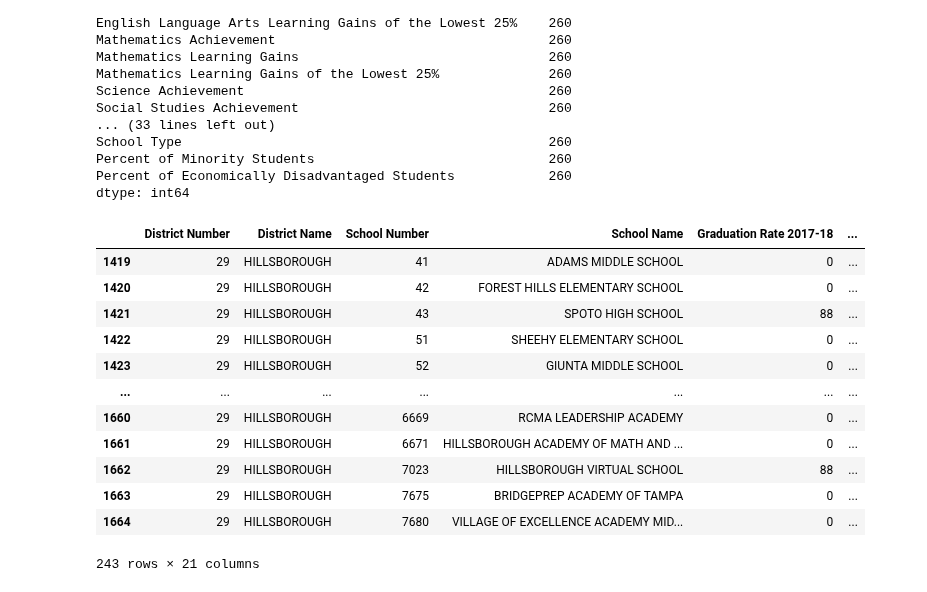
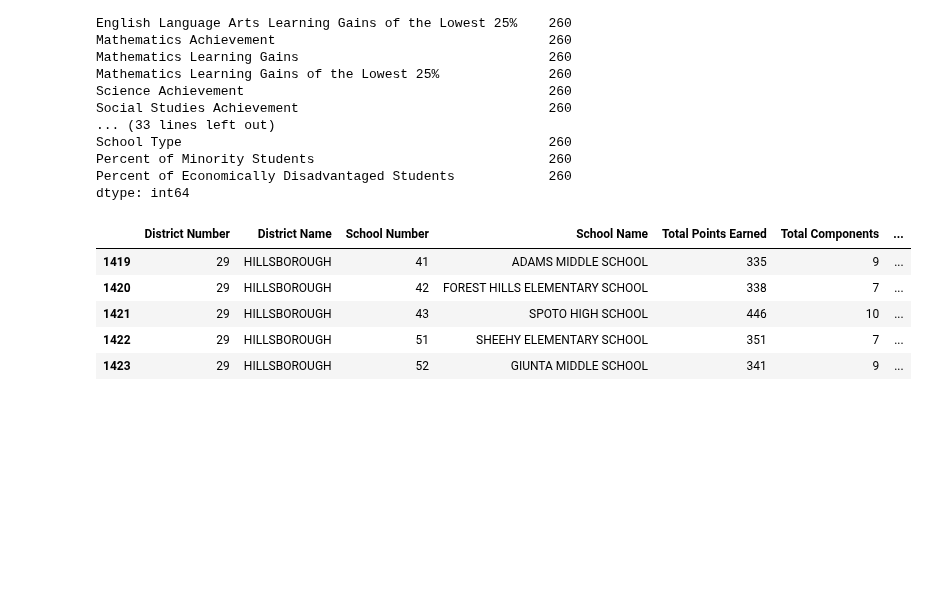
Before and after one commit to gregb23/Project1_Group4, a Jupyter notebook: KS/school_grades.ipynb, the cells around one changed output. Cells and saved outputs as stored; diff of their text form; code cells hidden in the pictures; blank space fills up the shorter version.

```diff
--- a/KS/school_grades.ipynb
+++ b/KS/school_grades.ipynb
@@ -14,9 +13,9 @@ pd.set_option('display.max_columns', None)
 # %%
 # Drop all but Hillsborough County schools
 index_names1 = school_grades[(school_grades['District Name'] != "HILLSBOROUGH")].index
-school_grades.drop(index_names1, inplace = True)
+school_grades_hill = school_grades.drop(index_names1, inplace = False)
 
-school_grades.head()
+school_grades_hill
 # %% [output]
 |  | District Number | District Name | School Number | School Name | English Language Arts Achievement | ... |
 | 1418 | 29 | HILLSBOROUGH | 5 | WARREN HOPE DAWSON ELEMENTARY | 50 | ... |
@@ -47,34 +53,26 @@ dtype: int64
 # %%
 # Create stripped-down dataframe that only contains grades as far back as 2015
 # Also removes: collocated rule columns because they were empty
 # and miscellaneous other columns:
-school_grades_basic = school_grades.loc[:, ["District Number", "District Name", "School Number", "School Name",
-                                            "Graduation Rate 2017-18", "College and Career Acceleration 2017-18",
+school_grades_basic = school_grades_hill.loc[:, ["District Number", "District Name", "School Number", "School Name",
                                             "Total Points Earned", "Total Components", "Percent of Total Possible Points",
                                             "Percent Tested", "Grade 2019", "Grade 2018", "Grade 2017", "Grade 2016",
                                             "Informational Baseline Grade 2015", "Charter School", "Title I",
                                             "Alternative/ESE Center School", "School Type", "Percent of Minority Students",
                                             "Percent of Economically Disadvantaged Students"]]
 
 # Drop schools with missing grade data from 2015
 indexNames2 = school_grades_basic[school_grades_basic['Informational Baseline Grade 2015'] == '0'].index
 
 # Delete these row indices from dataFrame
 school_grades_basic = school_grades_basic.drop(indexNames2)
 
-school_grades_basic
+school_grades_basic.head()
 # %% [output]
-|  | District Number | District Name | School Number | School Name | Graduation Rate 2017-18 | ... |
-| 1419 | 29 | HILLSBOROUGH | 41 | ADAMS MIDDLE SCHOOL | 0 | ... |
-| 1420 | 29 | HILLSBOROUGH | 42 | FOREST HILLS ELEMENTARY SCHOOL | 0 | ... |
-| 1421 | 29 | HILLSBOROUGH | 43 | SPOTO HIGH SCHOOL | 88 | ... |
-| 1422 | 29 | HILLSBOROUGH | 51 | SHEEHY ELEMENTARY SCHOOL | 0 | ... |
-| 1423 | 29 | HILLSBOROUGH | 52 | GIUNTA MIDDLE SCHOOL | 0 | ... |
-| ... | ... | ... | ... | ... | ... | ... |
-| 1660 | 29 | HILLSBOROUGH | 6669 | RCMA LEADERSHIP ACADEMY | 0 | ... |
-| 1661 | 29 | HILLSBOROUGH | 6671 | HILLSBOROUGH ACADEMY OF MATH AND ... | 0 | ... |
-| 1662 | 29 | HILLSBOROUGH | 7023 | HILLSBOROUGH VIRTUAL SCHOOL | 88 | ... |
-| 1663 | 29 | HILLSBOROUGH | 7675 | BRIDGEPREP ACADEMY OF TAMPA | 0 | ... |
-| 1664 | 29 | HILLSBOROUGH | 7680 | VILLAGE OF EXCELLENCE ACADEMY MID... | 0 | ... |
+|  | District Number | District Name | School Number | School Name | Total Points Earned | Total Components | ... |
+| 1419 | 29 | HILLSBOROUGH | 41 | ADAMS MIDDLE SCHOOL | 335 | 9 | ... |
+| 1420 | 29 | HILLSBOROUGH | 42 | FOREST HILLS ELEMENTARY SCHOOL | 338 | 7 | ... |
+| 1421 | 29 | HILLSBOROUGH | 43 | SPOTO HIGH SCHOOL | 446 | 10 | ... |
+| 1422 | 29 | HILLSBOROUGH | 51 | SHEEHY ELEMENTARY SCHOOL | 351 | 7 | ... |
+| 1423 | 29 | HILLSBOROUGH | 52 | GIUNTA MIDDLE SCHOOL | 341 | 9 | ... |
-243 rows × 21 columns
 # %%
```
Also changed, not shown: parts of 8 cells of this notebook, 1 other file.
